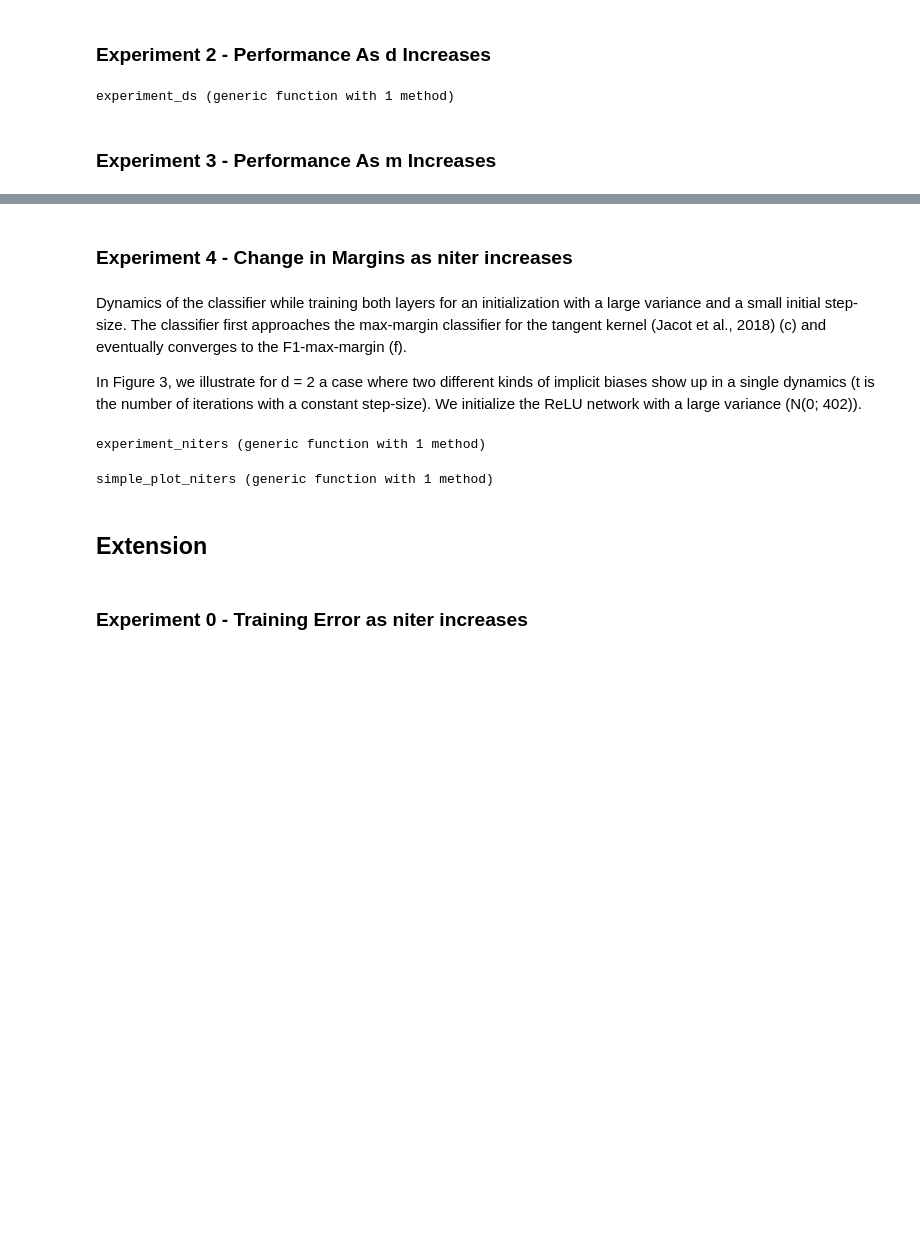
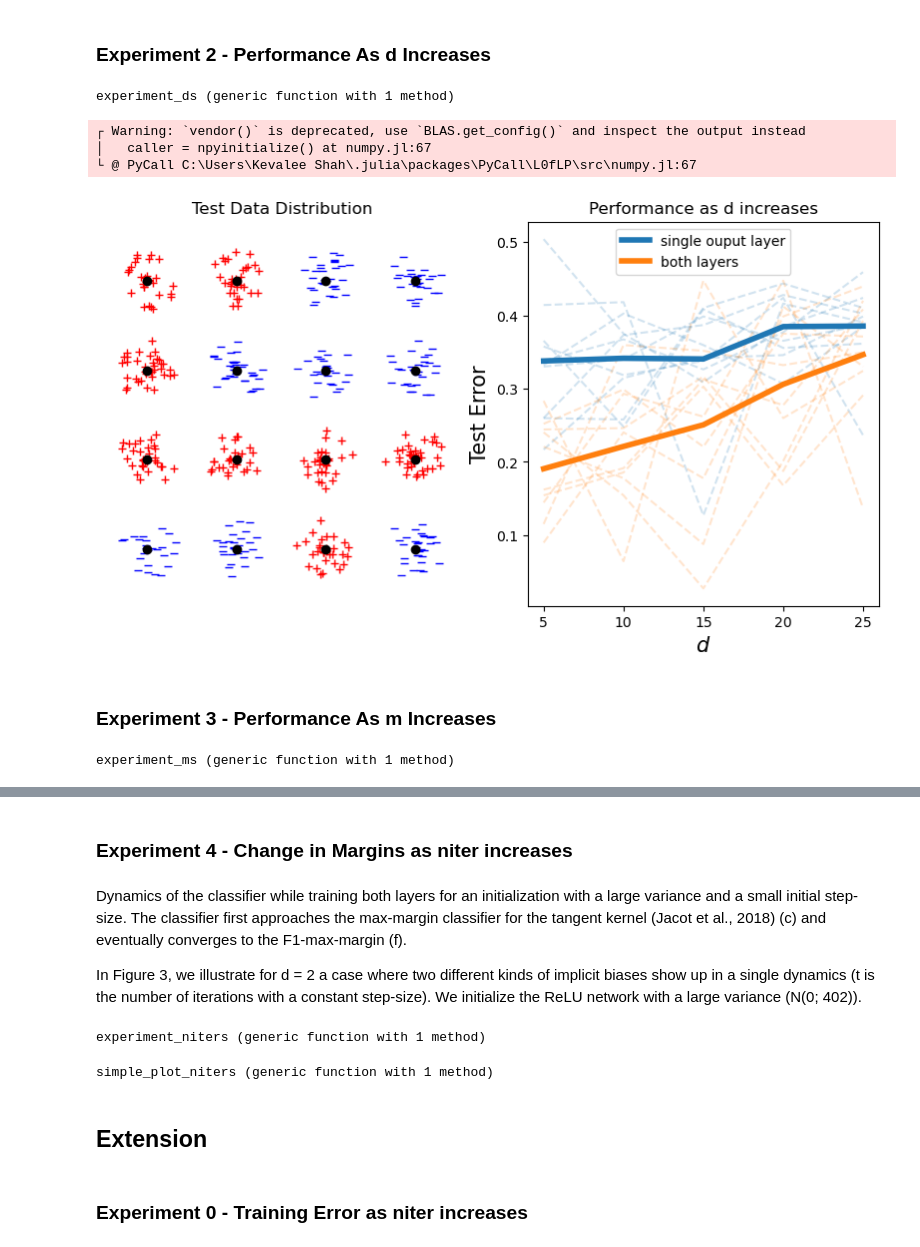
Before and after one commit to K-Shah3/chizatbach_dlproject, a Jupyter notebook: project.ipynb, the cells around one changed output, grey strips where cells are left out. Saved outputs shown, nothing was run; the diff lists cells and outputs as text; code cells hidden in the pictures; blank space fills up the shorter version.

```diff
--- a/project.ipynb
+++ b/project.ipynb
@@ -447,10 +463,10 @@ d = 15
 k = 4
 m = 1000
 niter = 50000
-stepsize = 0.5
+stepsize = 1.0
 n_trains = [32,64,128,256,512]
 n_test = 4000
-repeats = 20
+repeats = 10
 save_flag = true
 
 experiment_ns(d, k, m, niter, stepsize, n_trains, n_test; repeats=repeats, save_flag=save_flag)
@@ -474,7 +481,7 @@ function experiment_ds(ds, k, m, niter, stepsize, n_train, n_test; both_layers=[
     max_margin_both = zeros(repeats, length(ds), 1, 1) # (repeats, no of ds, no of ns, no of ms)
     loss_arrays = [loss_both, loss_single]
     max_margins_arrays = [max_margin_both, max_margin_single]
-    X_test, Y_test = get_X_Y(k, n_test; d=d)
+    X_test, Y_test = get_X_Y(k, n_test)
     p = Progress(length(repeats))
     for repeat in 1:repeats
         for i in 1:length(ds)
@@ -529,16 +536,21 @@ experiment_ds (generic function with 1 method)
 # %%
 ds = [5, 10, 15, 20, 25]
 k = 4
 m = 1000
-niter = 50000
+niter = 10000
 stepsize = 0.5
 n_train = 256
-n_test = 4000
-repeats = 20
+n_test = 512
+repeats = 10
 save_flag = true
 
 experiment_ds(ds, k, m, niter, stepsize, n_train, n_test; repeats=repeats, save_flag=save_flag)
 gcf()
+# %% [output]
+┌ Warning: `vendor()` is deprecated, use `BLAS.get_config()` and inspect the output instead
+│   caller = npyinitialize() at numpy.jl:67
+└ @ PyCall C:\Users\Kevalee Shah\.julia\packages\PyCall\L0fLP\src\numpy.jl:67
+[figure, added]
 # %% [markdown]
 ### Experiment 3 - Performance As m Increases
 # %%
@@ -547,9 +559,10 @@ function experiment_ms(d, k, ms, niter, stepsize, n_train, n_test; repeats=1, ac
     loss_both = zeros(repeats, 1, 1, length(ms)) # (repeats, no of ds, no of ns, no of ms)
     max_margin_both = zeros(repeats, 1, 1, length(ms)) # (repeats, no of ds, no of ns, no of ms)
     X_test, Y_test = get_X_Y(k, n_test; d=d)
-    p = Progress(length(repeats))
+
     for repeat in 1:repeats
         X_train, Y_train, X_test, Y_test = get_X_Y_train_test(k, n_train, n_test; d=d)
+        p = Progress(length(ms))
         for i in 1:length(ms)
             m = ms[i]
             both = true
@@ -561,8 +574,9 @@ function experiment_ms(d, k, ms, niter, stepsize, n_train, n_test; repeats=1, ac
 
             loss_both[repeat,1,1,i] = loss
             max_margin_both[repeat,1,1,i] = max_margin
+            next!(p)
         end
-        next!(p)
+
     end
 
     writedlm("experiment_ms_loss_both.csv", loss_both, ',')
@@ -578,7 +592,7 @@ function experiment_ms(d, k, ms, niter, stepsize, n_train, n_test; repeats=1, ac
 
     subplot(122)
     semilogx(ms,max_margin_both[:,1,1,:]', "+r", alpha=0.5);
-    semilogx(ms,sum(max_margin_both[:,1,1,:],dims=1)[:]/repeats,linewidth=1, "k");
+    semilogx(ms,sum(max_margin_both[:,1,1,:],dims=1)[:]/repeats,linewidth=3, "k");
 
     PyPlot.title("F1 Margin vs m with Both Layers Training")
     PyPlot.xlabel(L"m", fontsize=10)
@@ -591,6 +605,8 @@ function experiment_ms(d, k, ms, niter, stepsize, n_train, n_test; repeats=1, ac
     end
 
 end
+# %% [output]
+experiment_ms (generic function with 1 method)
 # %%
 d = 15
 k = 4
```
Also changed, not shown: parts of 15 cells of this notebook.
